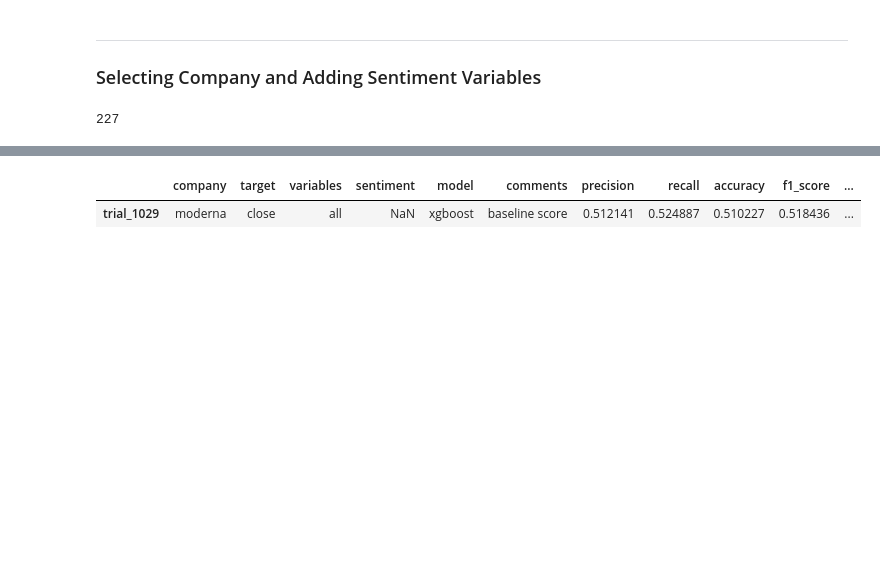
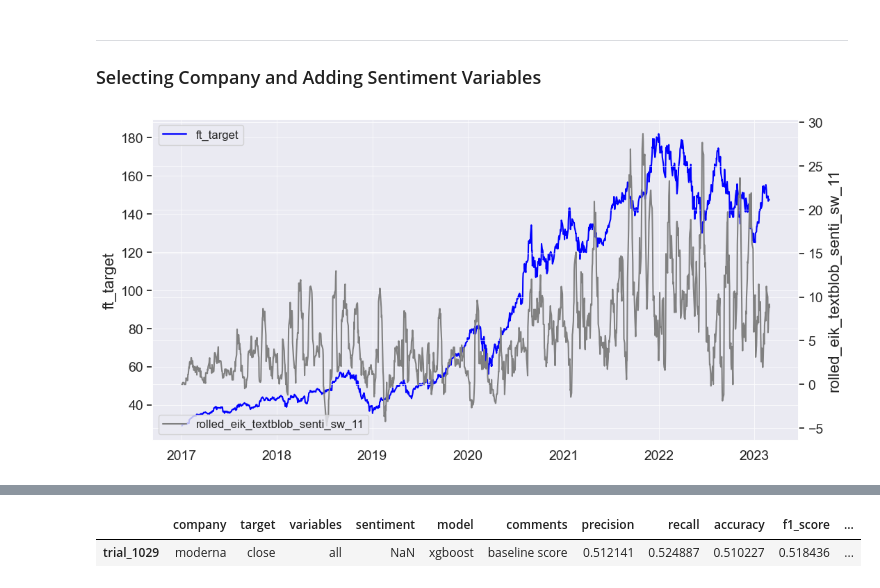
Before and after one commit to Diegozu97/thesis_code, a Jupyter notebook: 05_data_prep.ipynb, the cells around one changed output, grey strips where cells are left out. Drawn from its saved outputs; the diff is of its cells as text; code cells hidden in the pictures; blank space fills up the shorter version.

```diff
--- a/05_data_prep.ipynb
+++ b/05_data_prep.ipynb
@@ -254,7 +260,7 @@ def prepare_df(df, col_to_pred : str, Ssenti_vars: list, lag):
 ---
 ### Selecting Company and Adding Sentiment Variables
 # %%
-company = "moderna"
+company = "apple"
 comp_pred_df = master_table[master_table["company"] == company]
 comp_pred_df.loc[:, "interest"] = comp_pred_df["interest"].ffill().fillna(0.0) # modify the original DataFrame using .loc
 comp_pred_df.loc[:, "rolling_interest"] = comp_pred_df["interest"].rolling(3).mean().ffill().fillna(0.0)
@@ -274,7 +280,7 @@ senti_vars = list(sentiment_df.columns[3:-1])
 senti_vars.remove("news_count")
 
 # Compute technical labels and fill NaN values with 0.0
-comp_pred_final_df = prepare_df(comp_pred_df_senti, "ret", senti_vars, 1)
+comp_pred_final_df = prepare_df(comp_pred_df_senti, "close", senti_vars, 1)
 comp_pred_final_df = comp_pred_final_df.fillna(0.0)
 
 # Define lists of column names
@@ -284,7 +290,7 @@ macro_vars = [ 'open', 'low', 'high', 'volume', 'euro_doll_bid', 'euro_doll_ask'
 
 google_vars = ["pandemic_mentions", "inflation_mentions", 'interest', 'rolling_interest']
 
-lagged_vars = ['lag_0', 'lag_1', 'lag_2', 'lag_3', 'lag_4',    'lag_5', 'lag_6', 'lag_7', 'lag_8', 'lag_9', "lag_10"]
+lagged_vars = ['lag_0', 'lag_1', 'lag_2', 'lag_3', 'lag_4', 'lag_5', 'lag_6', 'lag_7', 'lag_8', 'lag_9', "lag_10"]
 
 techni_vars = ['mean2w', 'std2w', 'std1w']
 
@@ -296,10 +302,11 @@ Csenti_vars = list(comp_pred_final_df.columns[75:])
 Csenti_vars += ["daytweets", "news_count"]
 date = ["datetime"]
 ft_target = ["ft_target"]
+
+Csenti_vars.sort()
-# %%
-len(Csenti_vars)
-# %% [output]
-227
 # %%
 from utils import plot_three_line_chart
+plot_three_line_chart(comp_pred_df_senti, "datetime", "ft_target","rolled_eik_textblob_senti_sw_11")
+# %% [output]
+[figure, added]
 # %%
```
Also changed, not shown: parts of 14 cells of this notebook, 3 other files.
